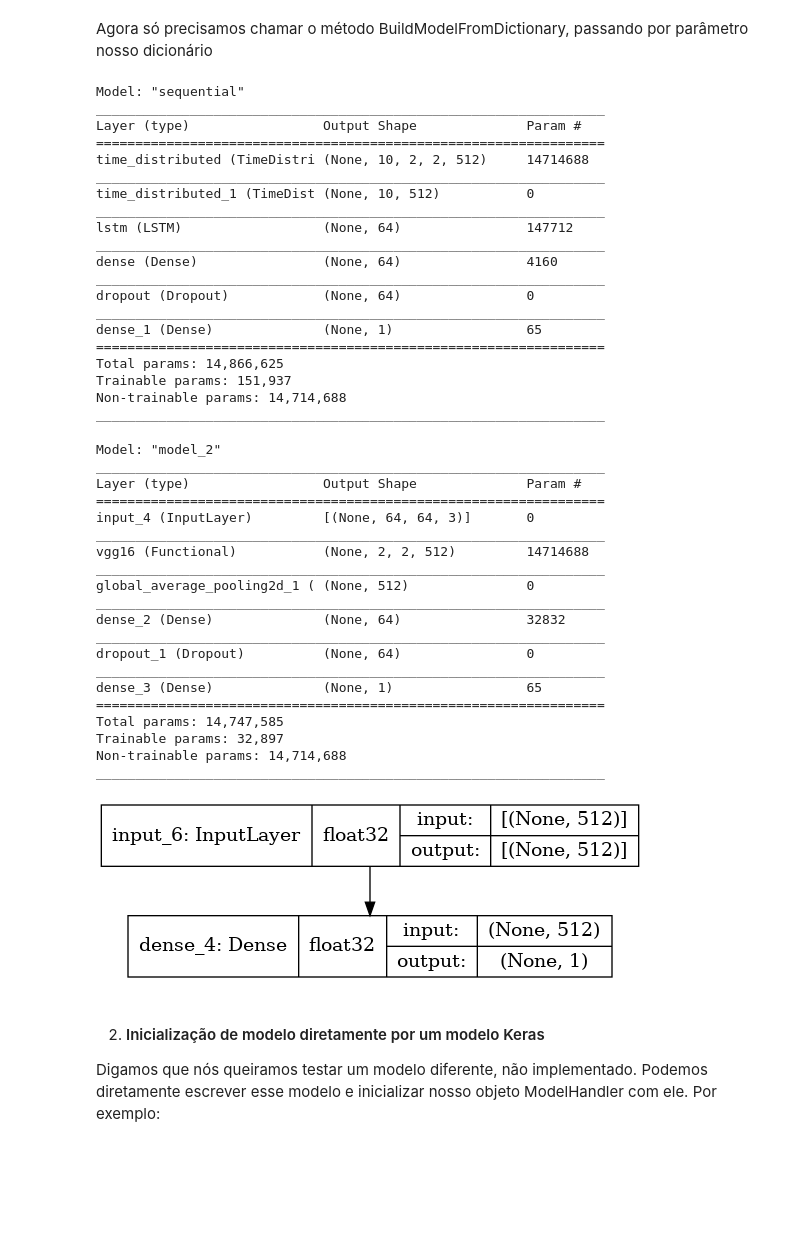
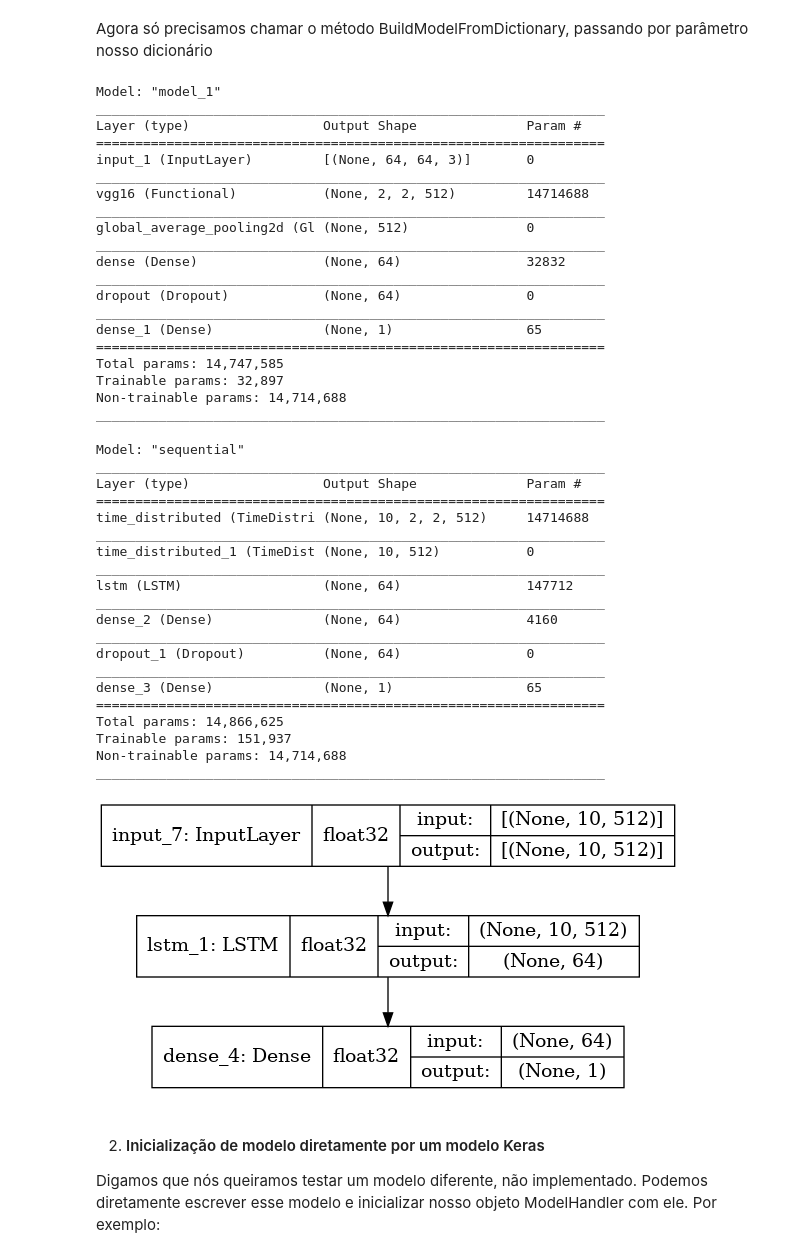
Before and after one commit to ma-ath/traffic-analysis, a Jupyter notebook: Examples/example_model_training.ipynb, the cells around one changed output. Drawn from its saved outputs; the diff is of its cells as text; code cells hidden in the pictures; blank space fills up the shorter version.

```diff
--- a/Examples/example_model_training.ipynb
+++ b/Examples/example_model_training.ipynb
@@ -95,7 +90,7 @@ network['dataset_causalprediction'] = False
 # %% [markdown]
 Agora só precisamos chamar o método BuildModelFromDictionary, passando por parâmetro nosso dicionário
 # %%
-model.BuildModelFromDictionary(network)
+model.LoadModelFromDictionary(network)
 
 # O modelo keras gerado fica salvo no parametro '.model' do nosso objeto.
 # Vamos sumarizar o modelo gerado:
@@ -103,72 +98,73 @@ model.BuildModelFromDictionary(network)
 # Summary
 model.model.summary()
 # %% [output]
-Model: "sequential"
+Model: "model_1"
 _________________________________________________________________
 Layer (type)                 Output Shape              Param #
 =================================================================
-time_distributed (TimeDistri (None, 10, 2, 2, 512)     14714688
+input_1 (InputLayer)         [(None, 64, 64, 3)]       0
 _________________________________________________________________
-time_distributed_1 (TimeDist (None, 10, 512)           0
+vgg16 (Functional)           (None, 2, 2, 512)         14714688
 _________________________________________________________________
-lstm (LSTM)                  (None, 64)                147712
+global_average_pooling2d (Gl (None, 512)               0
 _________________________________________________________________
-dense (Dense)                (None, 64)                4160
+dense (Dense)                (None, 64)                32832
 _________________________________________________________________
 dropout (Dropout)            (None, 64)                0
 _________________________________________________________________
 dense_1 (Dense)              (None, 1)                 65
 =================================================================
-Total params: 14,866,625
-Trainable params: 151,937
+Total params: 14,747,585
+Trainable params: 32,897
 Non-trainable params: 14,714,688
 _________________________________________________________________
 # %%
 # Vamos gerar um modelo agora sem a camada LSTM desse modelo
-network['rnn'] = 'none'
+network['rnn'] = 'lstm'
 
 # Faz a geração do modelo
-model.BuildModelFromDictionary(network)
+model.LoadModelFromDictionary(network)
 
 # Summary
 model.model.summary()
 # %% [output]
-Model: "model_2"
+Model: "sequential"
 _________________________________________________________________
 Layer (type)                 Output Shape              Param #
 =================================================================
-input_4 (InputLayer)         [(None, 64, 64, 3)]       0
+time_distributed (TimeDistri (None, 10, 2, 2, 512)     14714688
 _________________________________________________________________
-vgg16 (Functional)           (None, 2, 2, 512)         14714688
+time_distributed_1 (TimeDist (None, 10, 512)           0
 _________________________________________________________________
-global_average_pooling2d_1 ( (None, 512)               0
+lstm (LSTM)                  (None, 64)                147712
 _________________________________________________________________
-dense_2 (Dense)              (None, 64)                32832
+dense_2 (Dense)              (None, 64)                4160
 _________________________________________________________________
 dropout_1 (Dropout)          (None, 64)                0
 _________________________________________________________________
 dense_3 (Dense)              (None, 1)                 65
 =================================================================
-Total params: 14,747,585
-Trainable params: 32,897
+Total params: 14,866,625
+Trainable params: 151,937
 Non-trainable params: 14,714,688
 _________________________________________________________________
 # %%
 # Vamos gerar um modelo agora usando a vgg16 'offline', ou seja, usando as features já previamente salvas da vgg16
+# Nesse tipo de modelo, não carregamos (e não treinamos) a camada convolucional
 # Vamos também desativar a camada hidden_fc
 network['cnn_offline'] = True
 network['hiddenfc'] = False
 
 # Faz a geração do modelo
-model.BuildModelFromDictionary(network)
+model.LoadModelFromDictionary(network)
 
 # Também podemos vizualizar o modelo com o método ShowModel()
 from IPython.display import Image
 
 model.ShowModel()
 Image(filename='model.png')
 # %% [output]
-[figure, old version]
+[figure, new version]
 # %% [markdown]
 2. #### Inicialização de modelo diretamente por um modelo Keras
 
```
Also changed, not shown: parts of 12 cells of this notebook, 9 other files.
